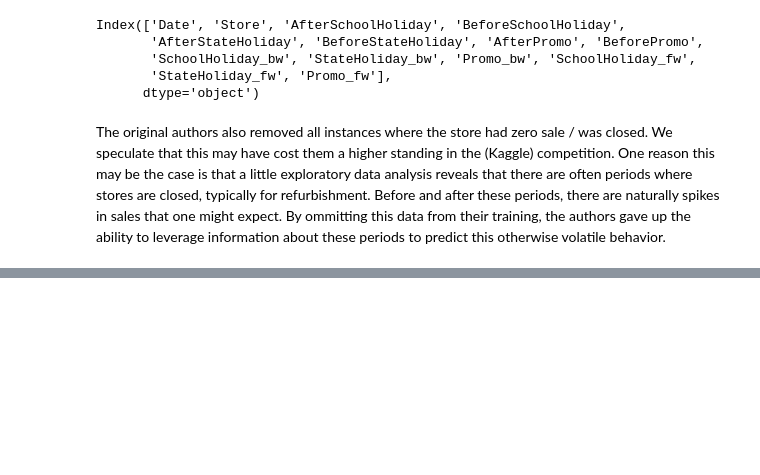
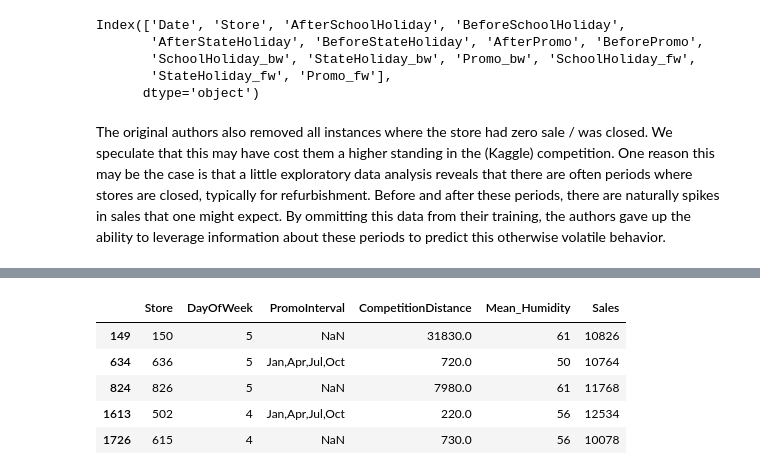
Before and after one commit to JayThibs/Machine-Learning-With-Tabular-Data, a Jupyter notebook: Rossman_Store_Sales_Tabular_Data.ipynb, the cells around one changed output, grey strips where cells are left out. Drawn from its saved outputs; the diff is of its cells as text; code cells hidden in the pictures; blank space fills up the shorter version.

```diff
--- a/Rossman_Store_Sales_Tabular_Data.ipynb
+++ b/Rossman_Store_Sales_Tabular_Data.ipynb
@@ -537,0 +589,18 @@ joined_test.to_pickle('/content/test_clean')
+# %%
+idx = np.random.permutation(range(n))[:2000]  # take a random 2000 element subset
+idx.sort() # sort numbers in ascending order
+small_train_df = train_df.iloc[idx[:1000]] # create a 1000 element train set (the first 1000)
+small_test_df = train_df.iloc[idx[1000:]] # create a 1000 element test set (the final 1000)
+small_cont_vars = ["CompetitionDistance", "Mean_Humidity"]
+small_cat_vars = ["Store", "DayOfWeek", "PromoInterval"]
+small_train_df = small_train_df[small_cat_vars + small_cont_vars + ["Sales"]]
+small_test_df = small_test_df[small_cat_vars + small_cont_vars + ["Sales"]]
+# %%
+small_train_df.head()
+# %% [output]
+|  | Store | DayOfWeek | PromoInterval | CompetitionDistance | Mean_Humidity | Sales |
+| 149 | 150 | 5 | NaN | 31830.0 | 61 | 10826 |
+| 634 | 636 | 5 | Jan,Apr,Jul,Oct | 720.0 | 50 | 10764 |
+| 824 | 826 | 5 | NaN | 7980.0 | 61 | 11768 |
+| 1613 | 502 | 4 | Jan,Apr,Jul,Oct | 220.0 | 56 | 12534 |
+| 1726 | 615 | 4 | NaN | 730.0 | 56 | 10078 |
```
Also changed, not shown: parts of 36 cells of this notebook.
